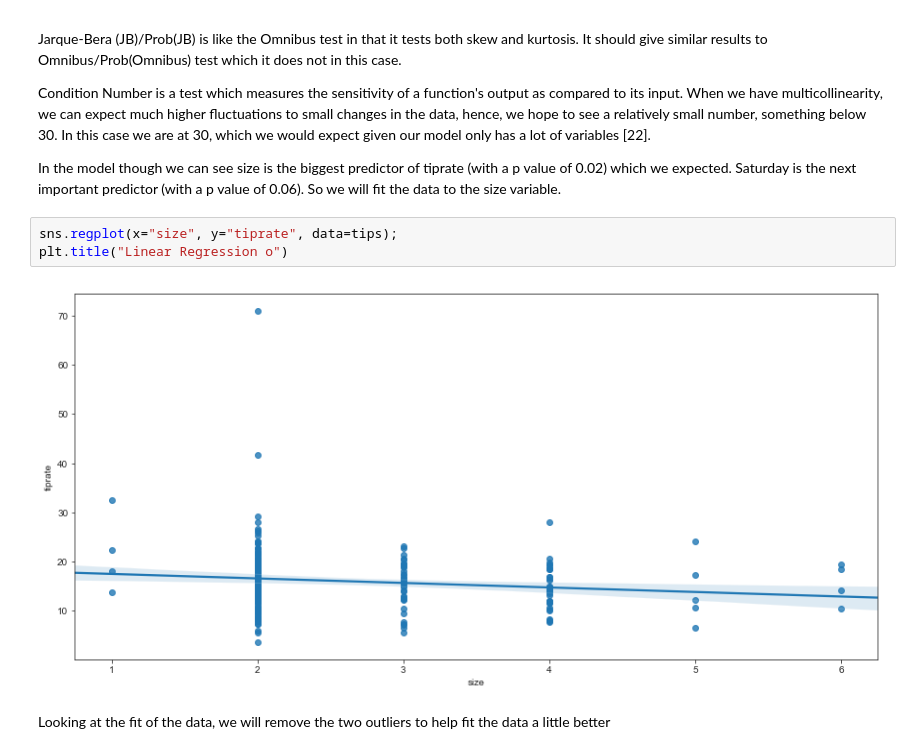
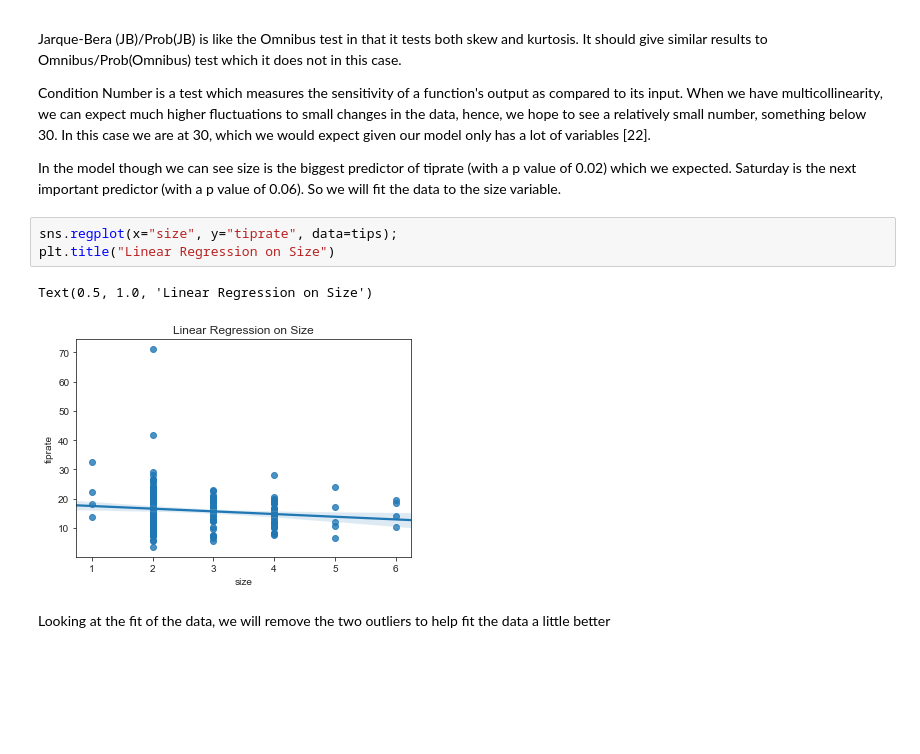
Before and after one commit to zoecahill1/fundamentals-project, a Jupyter notebook: tips-dataset.ipynb, the cells around one changed output. Saved outputs shown, nothing was run; the diff lists cells and outputs as text; blank space fills up the shorter version.

```diff
--- a/tips-dataset.ipynb
+++ b/tips-dataset.ipynb
@@ -583,9 +585,10 @@ Condition Number is a test which measures the sensitivity of a function's output
 In the model though we can see size is the biggest predictor of tiprate (with a p value of 0.02) which we expected. Saturday is the next important predictor (with a p value of 0.06). So we will fit the data to the size variable.
 # %%
 sns.regplot(x="size", y="tiprate", data=tips);
-plt.title("Linear Regression o")
+plt.title("Linear Regression on Size")
 # %% [output]
+Text(0.5, 1.0, 'Linear Regression on Size')
-[figure, old version]
+[figure, new version]
 # %% [markdown]
 Looking at the fit of the data, we will remove the two outliers to help fit the data a little better
 # %%
```
Also changed, not shown: parts of 28 cells of this notebook.
